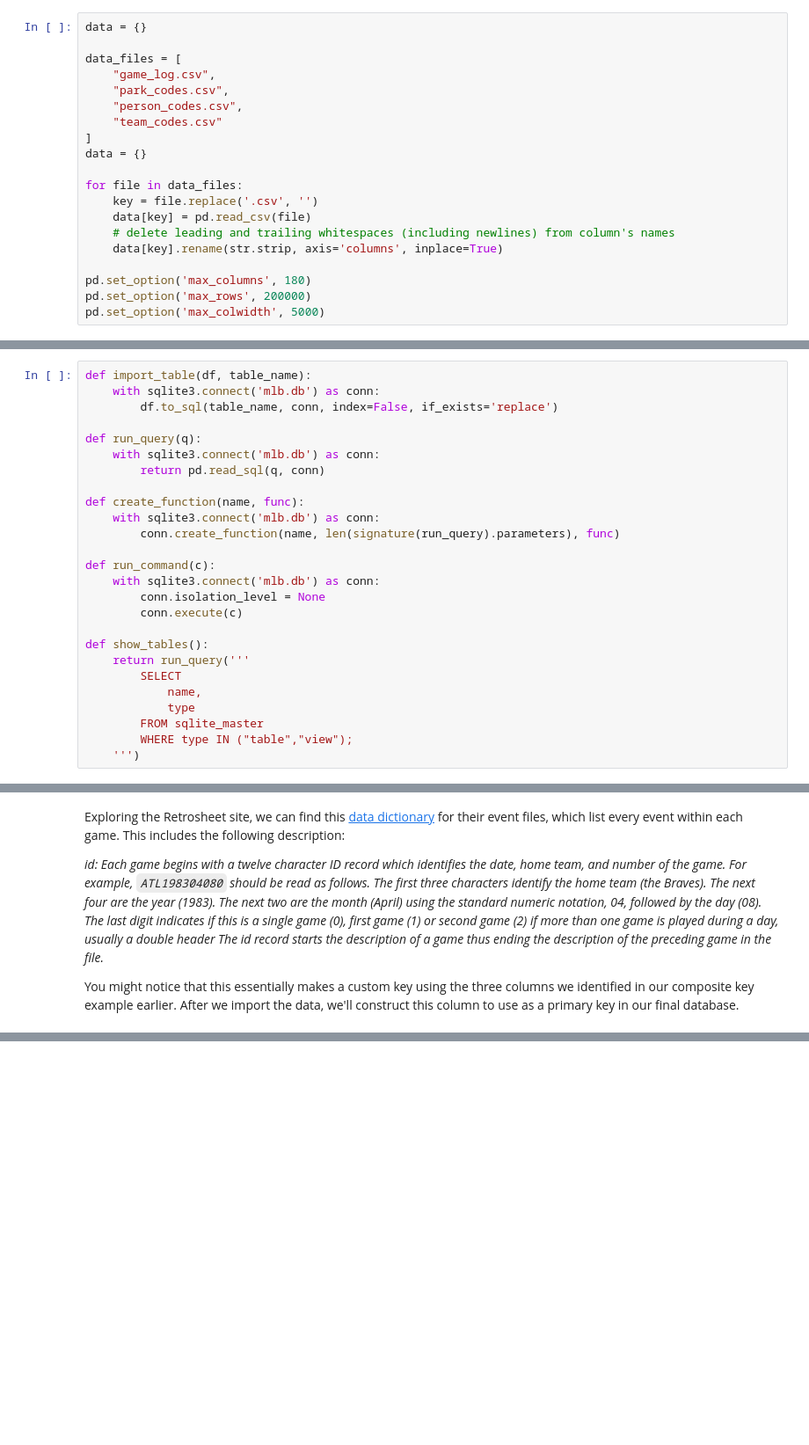
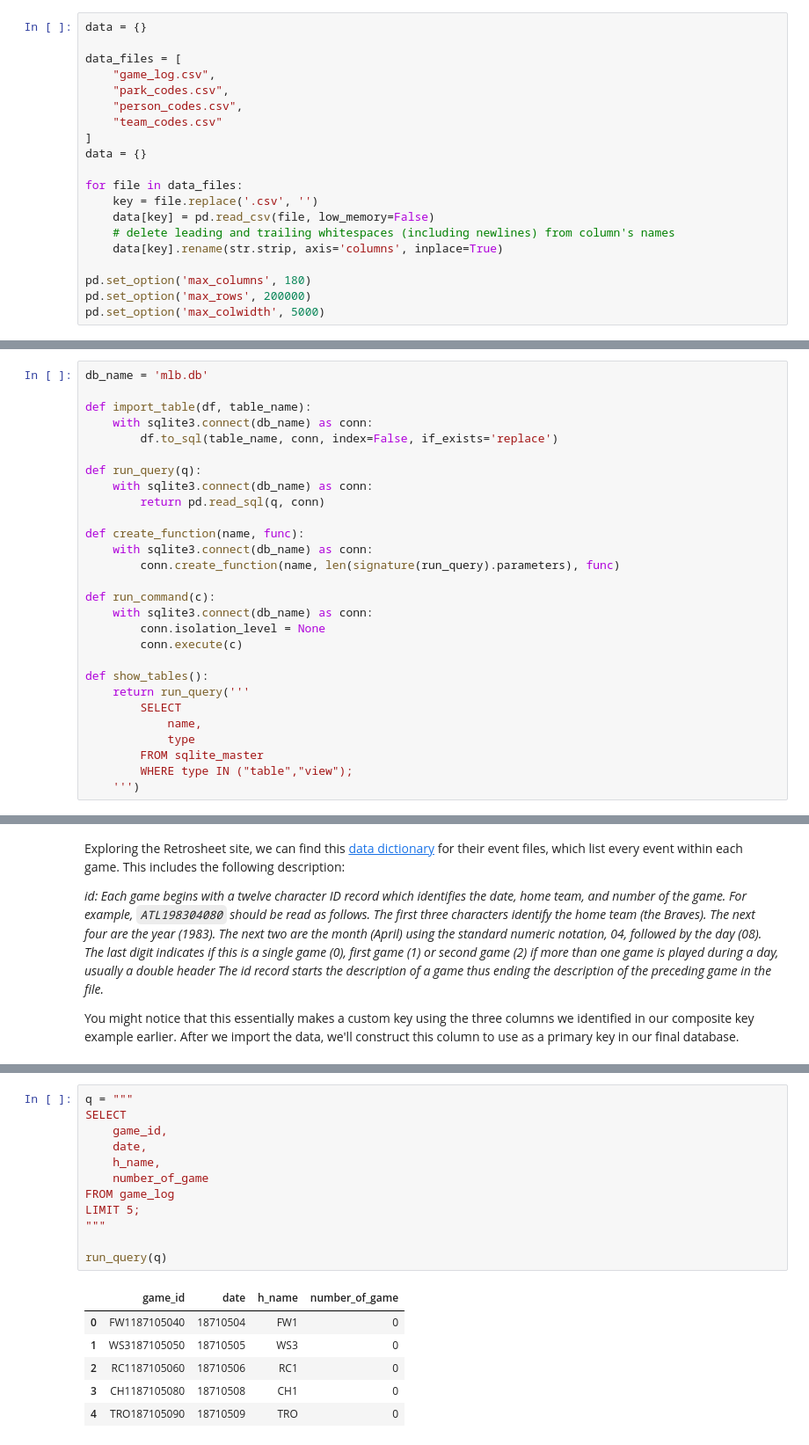
Before and after one commit to lucabro81/dataquest-projects, a Jupyter notebook: 11_designing_and_creating_a_database/designing_and_creating_a_database.ipynb, the cells around one changed output, grey strips where cells are left out. Shown: that part at 88% size. Cells and saved outputs as stored; diff of their text form; blank space fills up the shorter version.

Commit message:
create db diagram and begin to create tables

```diff
--- a/11_designing_and_creating_a_database/designing_and_creating_a_database.ipynb
+++ b/11_designing_and_creating_a_database/designing_and_creating_a_database.ipynb
@@ -54,7 +56,7 @@ data = {}
 
 for file in data_files:
     key = file.replace('.csv', '')
-    data[key] = pd.read_csv(file)
+    data[key] = pd.read_csv(file, low_memory=False)
     # delete leading and trailing whitespaces (including newlines) from column's names
     data[key].rename(str.strip, axis='columns', inplace=True)
 
@@ -65,20 +67,22 @@ pd.set_option('max_colwidth', 5000)
 ### <a id='Helpers'></a> Helpers
 [Top](#Index)
 # %%
+db_name = 'mlb.db'
+
 def import_table(df, table_name):
-    with sqlite3.connect('mlb.db') as conn:
+    with sqlite3.connect(db_name) as conn:
         df.to_sql(table_name, conn, index=False, if_exists='replace')
 
 def run_query(q):
-    with sqlite3.connect('mlb.db') as conn:
+    with sqlite3.connect(db_name) as conn:
         return pd.read_sql(q, conn)
 
 def create_function(name, func):
-    with sqlite3.connect('mlb.db') as conn:
+    with sqlite3.connect(db_name) as conn:
         conn.create_function(name, len(signature(run_query).parameters), func)
 
 def run_command(c):
-    with sqlite3.connect('mlb.db') as conn:
+    with sqlite3.connect(db_name) as conn:
         conn.isolation_level = None
         conn.execute(c)
 
@@ -536,0 +552,19 @@ import_table(game_log, 'team_codes');
+# %%
+q = """
+SELECT
+    game_id,
+    date,
+    h_name,
+    number_of_game
+FROM game_log
+LIMIT 5;
+"""
+
+run_query(q)
+# %% [output]
+|  | game_id | date | h_name | number_of_game |
+| 0 | FW1187105040 | 18710504 | FW1 | 0 |
+| 1 | WS3187105050 | 18710505 | WS3 | 0 |
+| 2 | RC1187105060 | 18710506 | RC1 | 0 |
+| 3 | CH1187105080 | 18710508 | CH1 | 0 |
+| 4 | TRO187105090 | 18710509 | TRO | 0 |
```
Also changed, not shown: parts of 11 cells of this notebook, 2 other files.
